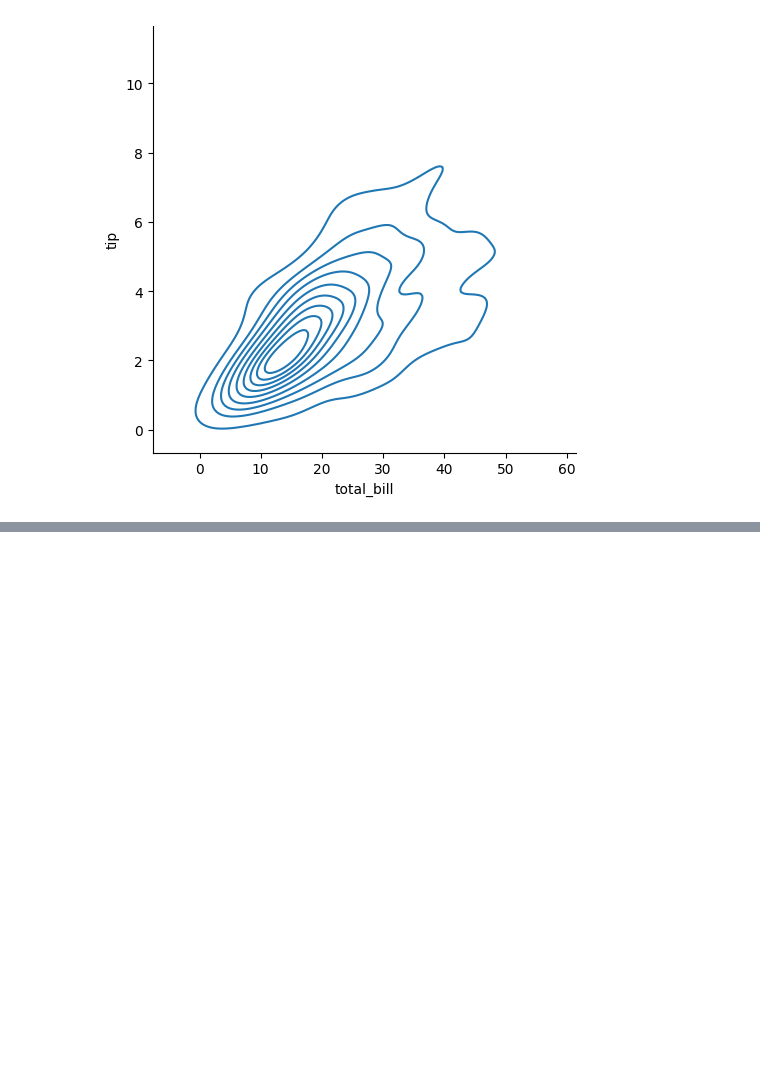
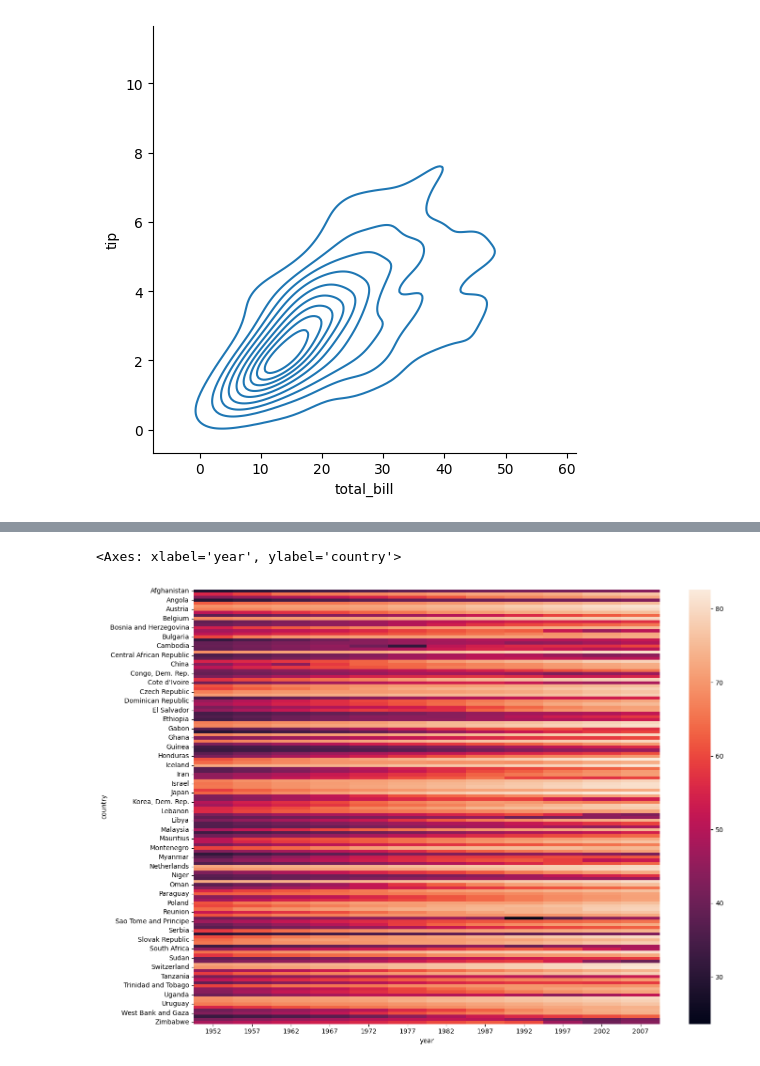
Before and after one commit to JARVIS20240/Python_pandas_for_DS-ML, a Jupyter notebook: Ch-9_Seaborn/01_Bais.ipynb, the cells around one changed output, grey strips where cells are left out. Cells and saved outputs as stored; diff of their text form; code cells hidden in the pictures; blank space fills up the shorter version.

Commit message:
heatmap

```diff
--- a/Ch-9_Seaborn/01_Bais.ipynb
+++ b/Ch-9_Seaborn/01_Bais.ipynb
@@ -260,0 +266,4 @@ sns.displot(data=tips, x="total_bill", y="tip", kind="kde")
+# %%
+# Heatmap : heatmap is Axis level Function , No figure level function
+df = gap.pivot(index="country", columns="year", values="lifeExp")
+df.head()
@@ -260,0 +278,6 @@ sns.displot(data=tips, x="total_bill", y="tip", kind="kde")
+# %%
+plt.figure(figsize=(16,12))
+sns.heatmap(data=df)
+# %% [output]
+<Axes: xlabel='year', ylabel='country'>
+[figure, added]
```
Also changed, not shown: parts of 6 cells of this notebook.
